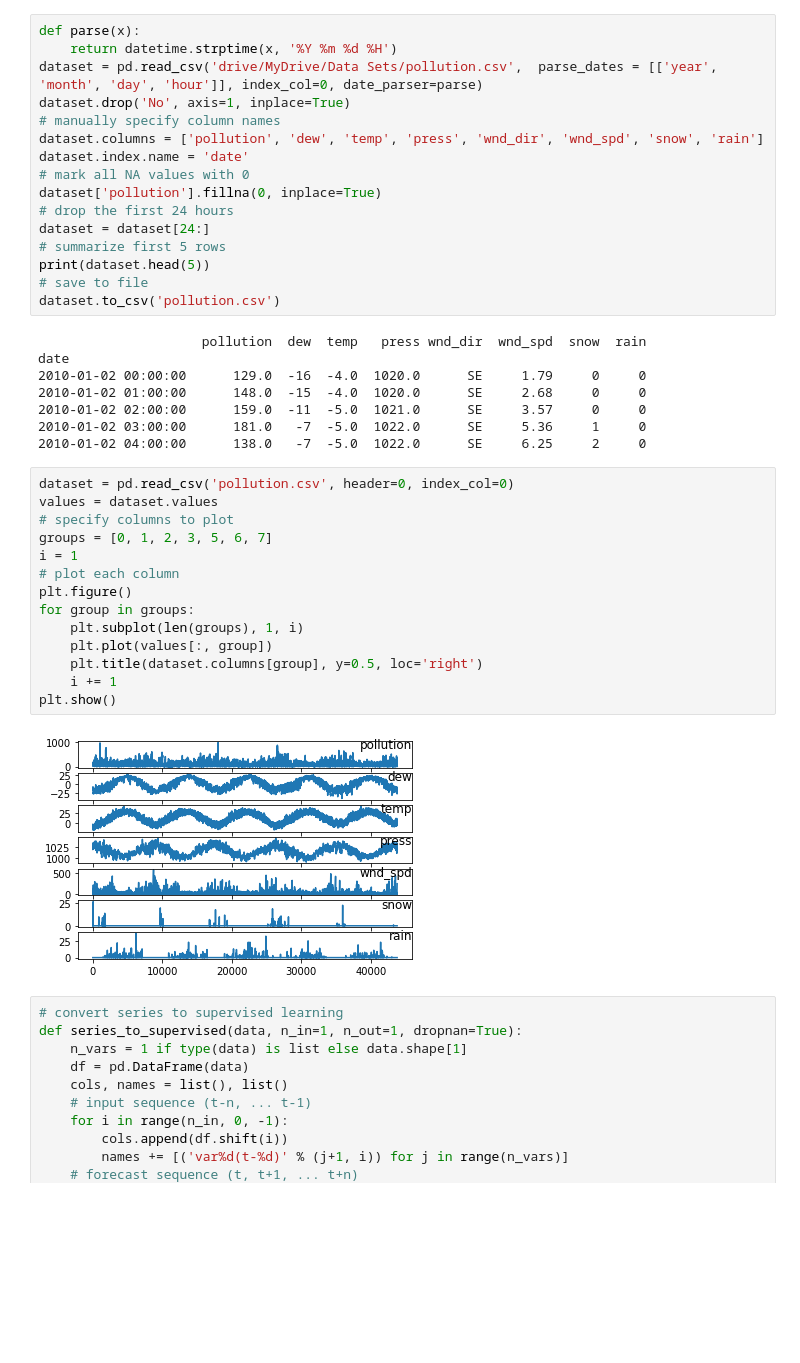
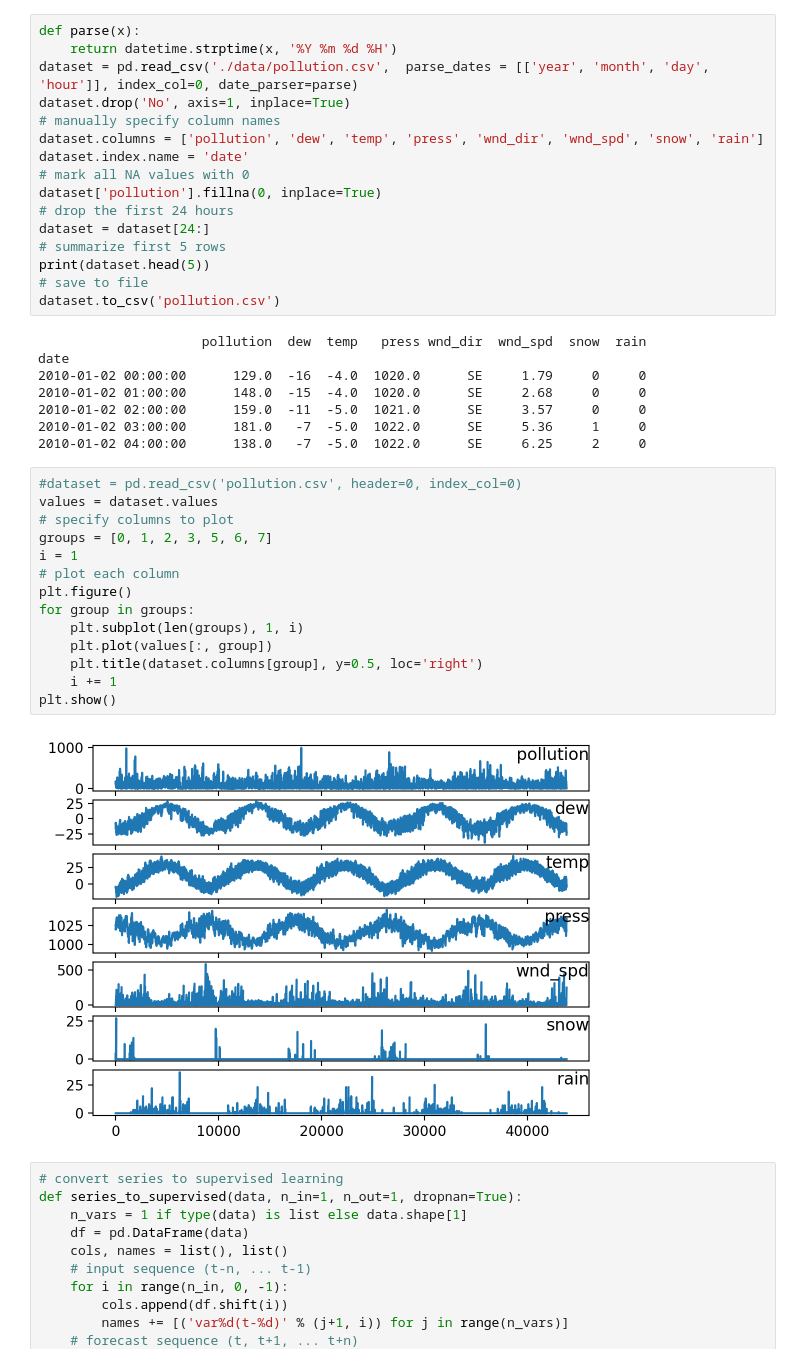
Before and after one commit to dvasiliu/AAML, a Jupyter notebook: Module 8 - Time Series/Deep_Learning_for_Time_Series_PyTorch.ipynb, the cells around one changed output. Cells and saved outputs as stored; diff of their text form; blank space fills up the shorter version.

```diff
--- a/Module 8 - Time Series/Deep_Learning_for_Time_Series_PyTorch.ipynb
+++ b/Module 8 - Time Series/Deep_Learning_for_Time_Series_PyTorch.ipynb
@@ -184,7 +183,7 @@ plt.show()
 # %%
 def parse(x):
 	return datetime.strptime(x, '%Y %m %d %H')
-dataset = pd.read_csv('drive/MyDrive/Data Sets/pollution.csv',  parse_dates = [['year', 'month', 'day', 'hour']], index_col=0, date_parser=parse)
+dataset = pd.read_csv('./data/pollution.csv',  parse_dates = [['year', 'month', 'day', 'hour']], index_col=0, date_parser=parse)
 dataset.drop('No', axis=1, inplace=True)
 # manually specify column names
 dataset.columns = ['pollution', 'dew', 'temp', 'press', 'wnd_dir', 'wnd_spd', 'snow', 'rain']
@@ -206,21 +205,21 @@ date
 2010-01-02 03:00:00      181.0   -7  -5.0  1022.0      SE     5.36     1     0
 2010-01-02 04:00:00      138.0   -7  -5.0  1022.0      SE     6.25     2     0
 # %%
-dataset = pd.read_csv('pollution.csv', header=0, index_col=0)
+#dataset = pd.read_csv('pollution.csv', header=0, index_col=0)
 values = dataset.values
 # specify columns to plot
 groups = [0, 1, 2, 3, 5, 6, 7]
 i = 1
 # plot each column
 plt.figure()
 for group in groups:
 	plt.subplot(len(groups), 1, i)
 	plt.plot(values[:, group])
 	plt.title(dataset.columns[group], y=0.5, loc='right')
 	i += 1
 plt.show()
 # %% [output]
-[figure, old version]
+[figure, new version]
 # %%
 # convert series to supervised learning
 def series_to_supervised(data, n_in=1, n_out=1, dropnan=True):
```
Also changed, not shown: parts of 26 cells of this notebook.
